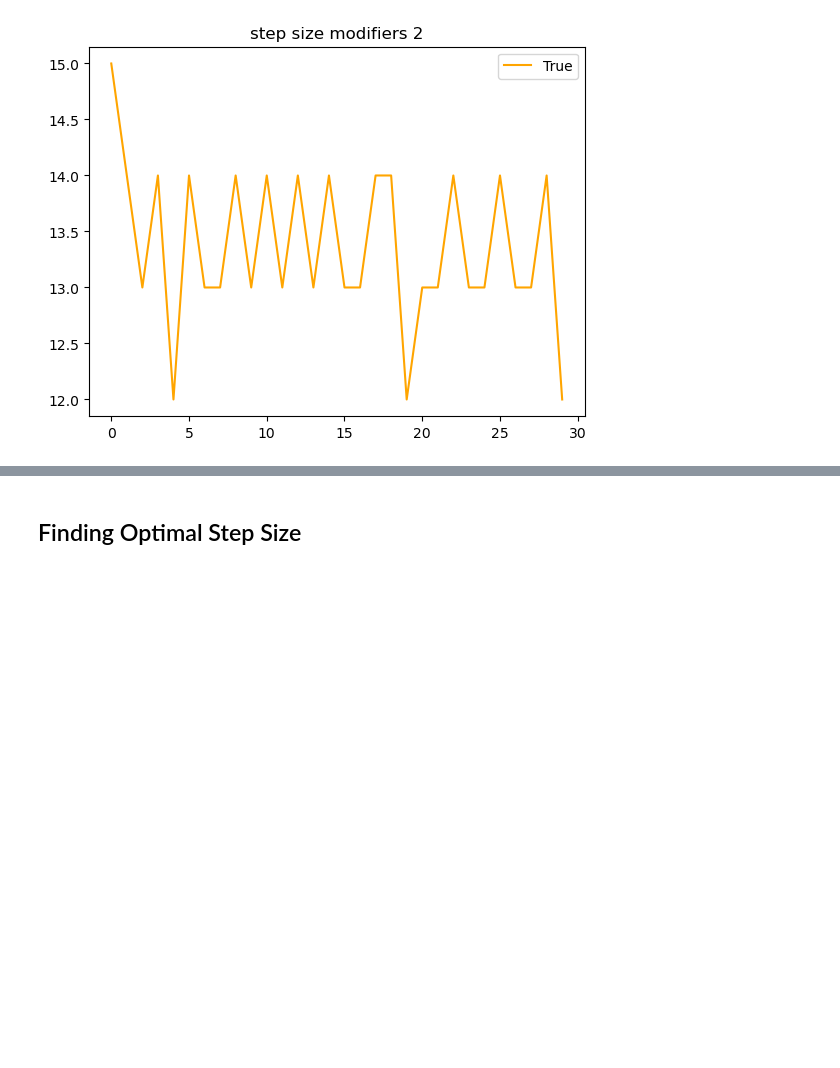
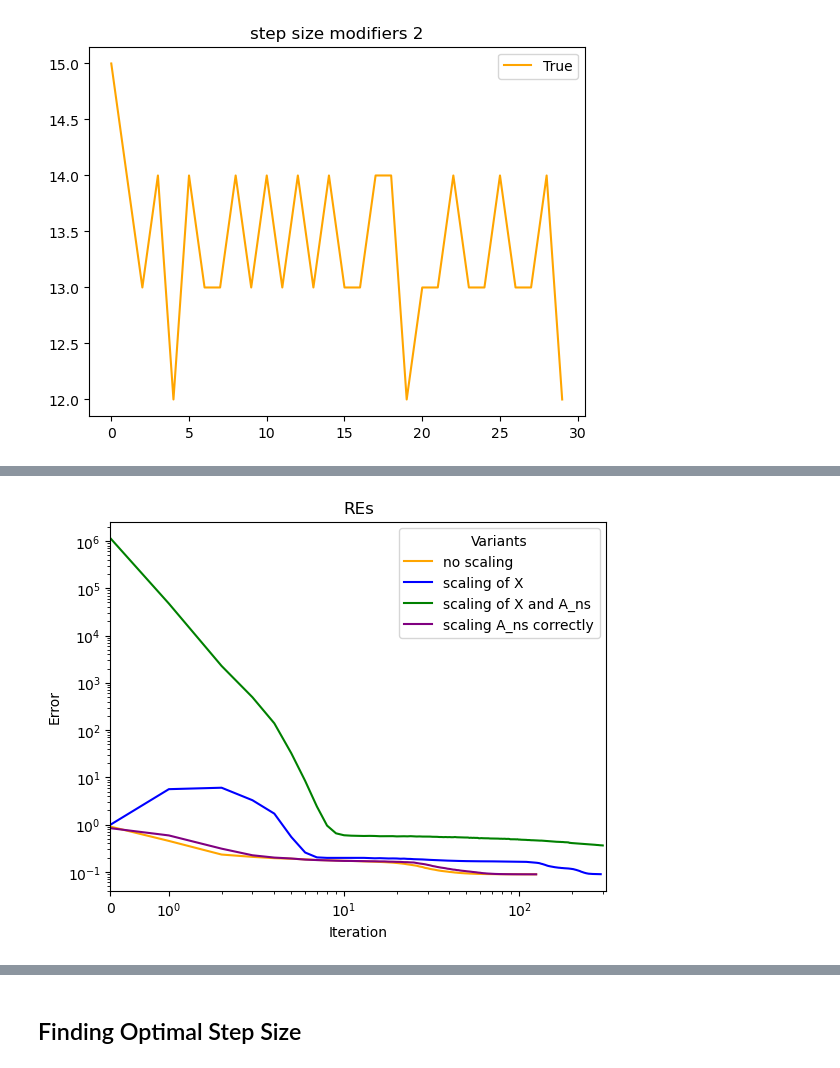
Before and after one commit to IntegrierBar/GeometricTensorFactorization, a Jupyter notebook: Masterarbeit.ipynb, the cells around one changed output, grey strips where cells are left out. Cells and saved outputs as stored; diff of their text form; code cells hidden in the pictures; blank space fills up the shorter version.

Commit message:
Testing initial scaling
Doing some tests for initial scalling of matrix factors

```diff
--- a/Masterarbeit.ipynb
+++ b/Masterarbeit.ipynb
@@ -456,0 +459,87 @@ took 0.6720855236053467 seconds with final error tensor(0.1144)
+# %%
+dimension = (300, 30, 3)
+F = 3
+max_iter = 300
+verbose = False
+
+scaling = 1000.0
+
+tensor = random_cp_with_noise(dimension, F, noise_scaling=0.1)
+# create initial data for both
+initial_A_ns = create_initial_data(tensor, F)
+
+plt.figure()
+# All elements between 0 and 1
+start = time.time()
+_, RE_no_scaling, approx_no_scaling, step_size_modifiers_no_scaling = tensor_factorization_cp_poisson(tensor, F, max_iter=max_iter, detailed=True, verbose=verbose, initial_A_ns=initial_A_ns)
+end = time.time()
+time_true = end - start
+print("\n \n Tensor between 0 and 1")
+print("took " + str(time_true) + " seconds with final error " + str(RE_no_scaling[-1]))
+plt.plot(RE_no_scaling, label="no scaling", color="orange")
+
+# All elements between 0 and 100 but no scaling of inital A_ns
+tensor = tensor * scaling
+start = time.time()
+_, RE_scaling, approx_scaling, step_size_modifiers_scaling = tensor_factorization_cp_poisson(tensor, F, max_iter=max_iter, detailed=True, verbose=verbose, initial_A_ns=initial_A_ns)
+end = time.time()
+time_true = end - start
+print("\n \n Tensor between 0 and 100 but no scalling of A_ns")
+print("took " + str(time_true) + " seconds with final error " + str(RE_scaling[-1]))
+plt.plot(RE_scaling, label="scaling of X", color="blue")
+
+# All elements between 0 and 100 and scaling of A_ns to be between 0 and 100
+for n in range(len(initial_A_ns)):
+    initial_A_ns[n] = initial_A_ns[n] * scaling
+start = time.time()
+_, RE_scaling_all, approx_scaling_all, step_size_modifiers_scaling_all = tensor_factorization_cp_poisson(tensor, F, max_iter=max_iter, detailed=True, verbose=verbose, initial_A_ns=initial_A_ns)
+end = time.time()
+time_true = end - start
+print("\n \n Tensor between 0 and 100 but no scalling of A_ns")
+print("took " + str(time_true) + " seconds with final error " + str(RE_scaling_all[-1]))
+plt.plot(RE_scaling_all, label="scaling of X and A_ns", color="green")
+
+
+
+# Rescaling A_ns so that norm of approx is same as tensor X
+# TODO think about if that is the correct method or if we want something better
+norm_X = tl.norm(tensor)
+norm_approx = tl.norm( defactorizing_CP(initial_A_ns, tensor.shape) )
+# since we want to equally divide the scalling amongst the factors, we need to take the nth root
+scaling = (norm_X / norm_approx) ** (1.0/ tensor.ndim)
+
+for n in range(len(initial_A_ns)):
+    initial_A_ns[n] = initial_A_ns[n] * scaling
+start = time.time()
+_, RE_scaling_perfect, approx_scaling_perfect, step_size_modifiers_scaling_perfect = tensor_factorization_cp_poisson(tensor, F, max_iter=max_iter, detailed=True, verbose=verbose, initial_A_ns=initial_A_ns)
+end = time.time()
+time_true = end - start
+print("\n \n Tensor between 0 and 100 but no scalling of A_ns")
+print("took " + str(time_true) + " seconds with final error " + str(RE_scaling_perfect[-1]))
+plt.plot(RE_scaling_perfect, label="scaling A_ns correctly", color="purple")
+
+
+
+
+
+plt.title("REs")
+plt.xlabel(iteration_label)
+plt.ylabel(error_label)
+# TODO das mal noch genauer anschauen, was da sinnvoll ist
+plt.yscale(yscale_convergence)
+#plt.xscale(xscale_convergence)
+plt.xscale(**xscale_convergence_data)
+plt.xlim(left=0)
+plt.legend(title='Variants', loc='upper right')
+plt.figure()
+
+
+for n in range(F):
+    plt.plot(step_size_modifiers_no_scaling[n], label="no scaling", color="orange")
+    plt.plot(step_size_modifiers_scaling[n], label="scaling of X", color="blue")
+    plt.plot(step_size_modifiers_scaling_all[n], label="scaling of X and A_ns", color="green")
+    plt.plot(step_size_modifiers_scaling_perfect[n], label="scaling A_ns correctly", color="purple")
+    plt.title("step size modifiers " + str(n))
+    plt.legend()
+    plt.show()
+# %% [output]
@@ -456,0 +560 @@ took 0.6720855236053467 seconds with final error tensor(0.1144)
+[figure, added]
```
Also changed, not shown: parts of 2 cells of this notebook.
